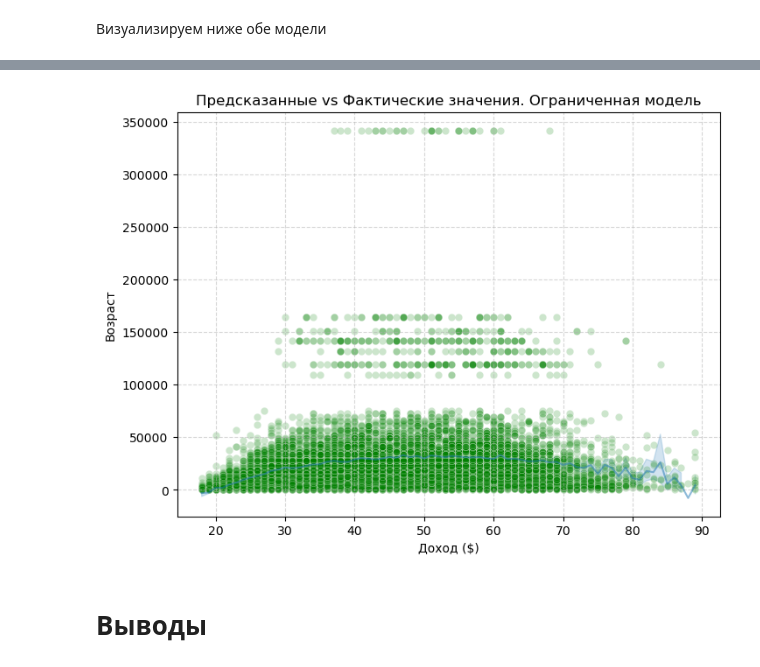
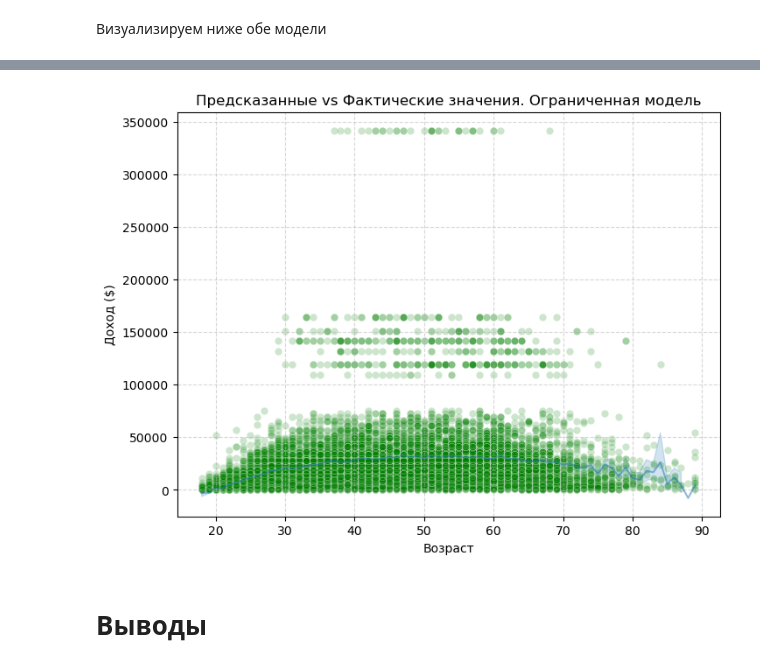
Before and after one commit to Strory/CourseWork3, a Jupyter notebook: Research6.ipynb, the cells around one changed output, grey strips where cells are left out. Saved outputs shown, nothing was run; the diff lists cells and outputs as text; code cells hidden in the pictures.

```diff
--- a/Research6.ipynb
+++ b/Research6.ipynb
@@ -656,17 +656,17 @@ plt.show()
 # %%
 plt.figure(figsize=(8, 6))
 df['occ'] = df[X.columns[2:]].idxmax(axis=1)
 df['occ'] = df['occ'].str.replace('occ_', '')
 sns.lineplot(data=df, x=df.age, y=model2.fittedvalues, alpha=0.5, hue='occ').legend().remove()
 sns.scatterplot(y=df.realrinc, x=df.age, color='green', alpha=0.2).legend().remove()
 
 plt.title('Предсказанные vs Фактические значения. Ограниченная модель')
-plt.xlabel('Доход ($)')
-plt.ylabel('Возраст')
+plt.xlabel('Возраст')
+plt.ylabel('Доход ($)')
 plt.grid(linestyle='--', alpha=0.5)
 plt.show()
 # %% [output]
-[figure, old version]
+[figure, new version]
 # %% [markdown]
 # Выводы
 # %% [markdown]
```
Also changed, not shown: parts of 4 cells of this notebook.
